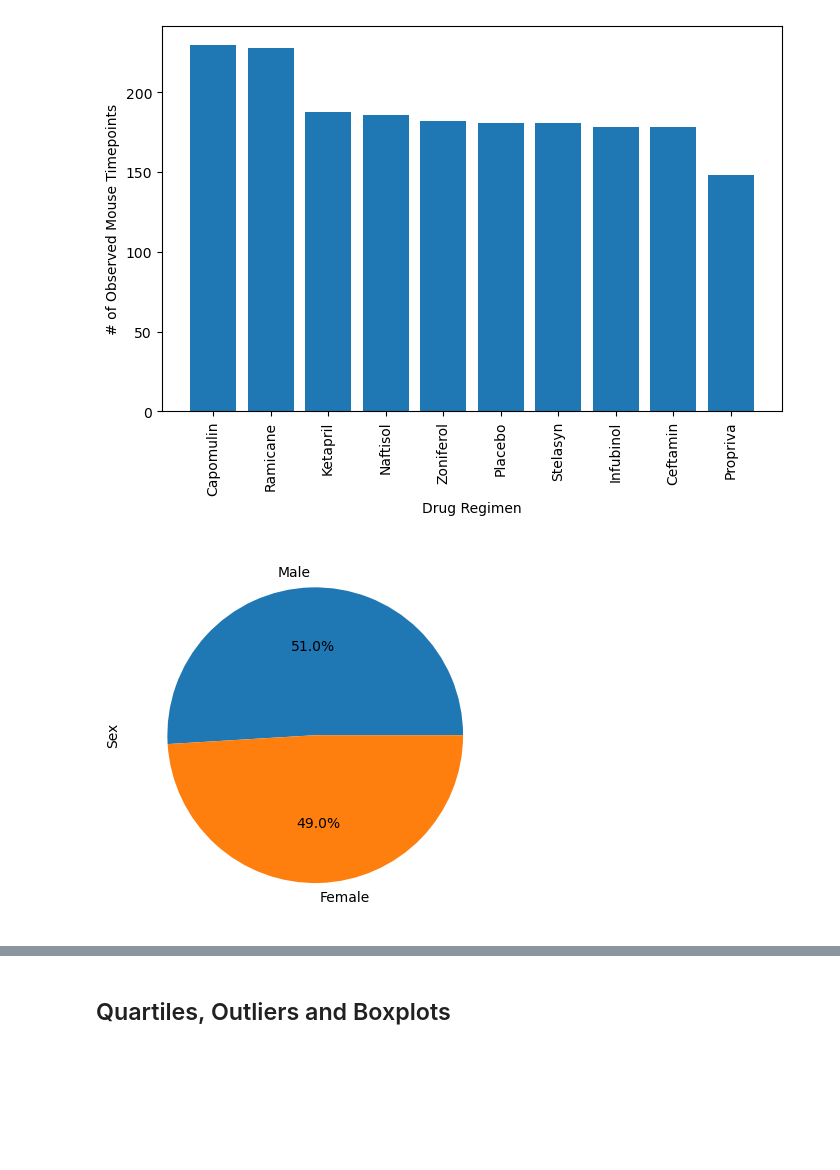
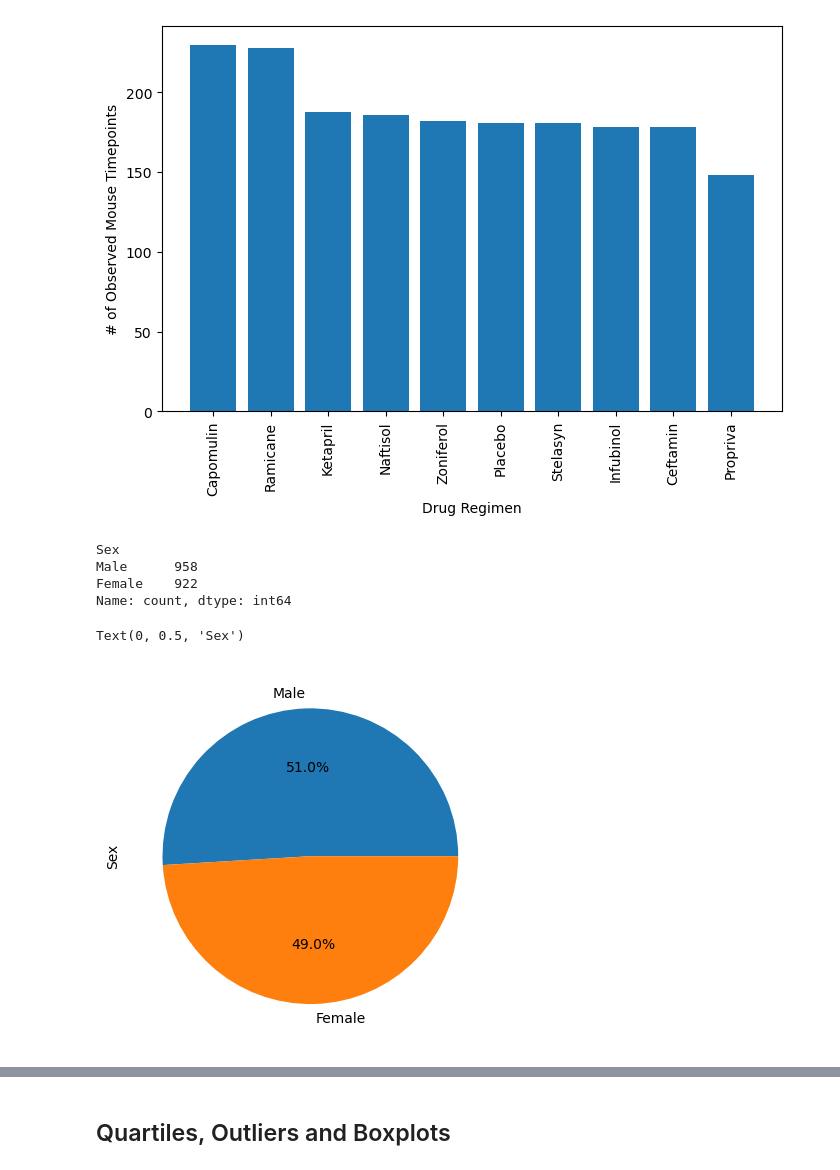
Before and after one commit to Momocat10/Matplotlib_challenge, a Jupyter notebook: Pymaceuticals/pymaceuticals_starter.ipynb, the cells around one changed output, grey strips where cells are left out. Saved outputs shown, nothing was run; the diff lists cells and outputs as text; code cells hidden in the pictures; blank space fills up the shorter version.

```diff
--- a/Pymaceuticals/pymaceuticals_starter.ipynb
+++ b/Pymaceuticals/pymaceuticals_starter.ipynb
@@ -180,9 +180,21 @@ plt.ylabel("# of Observed Mouse Timepoints")
 plt.show()
 # %% [output]
 [figure]
+# %%
+mouse_gender = clean_mouse_study["Sex"].value_counts()
+mouse_gender
+# %% [output]
+Sex
+Male      958
+Female    922
+Name: count, dtype: int64
 # %%
 # Generate a pie plot showing the distribution of female versus male mice using Pandas
+mouse_gender = clean_mouse_study["Sex"].value_counts()
+mouse_gender_pie = mouse_gender.plot(kind="pie",autopct="%1.1f%%")
+mouse_gender_pie.set_ylabel("Sex")
 # %% [output]
+Text(0, 0.5, 'Sex')
-[figure, old version]
+[figure, new version]
 # %%
 # Generate a pie plot showing the distribution of female versus male mice using pyplot
```
Also changed, not shown: parts of 2 cells of this notebook.
